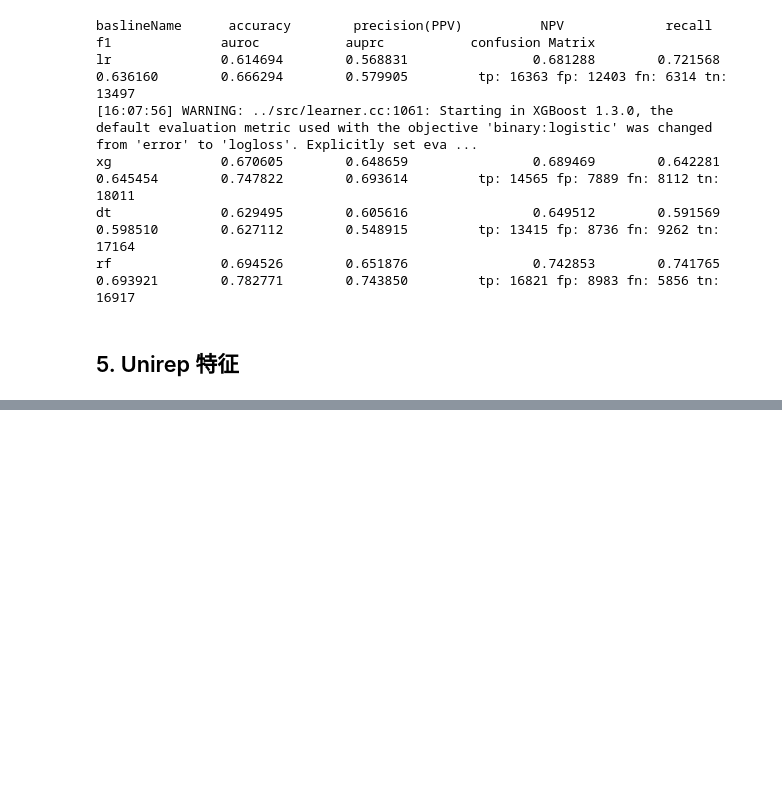
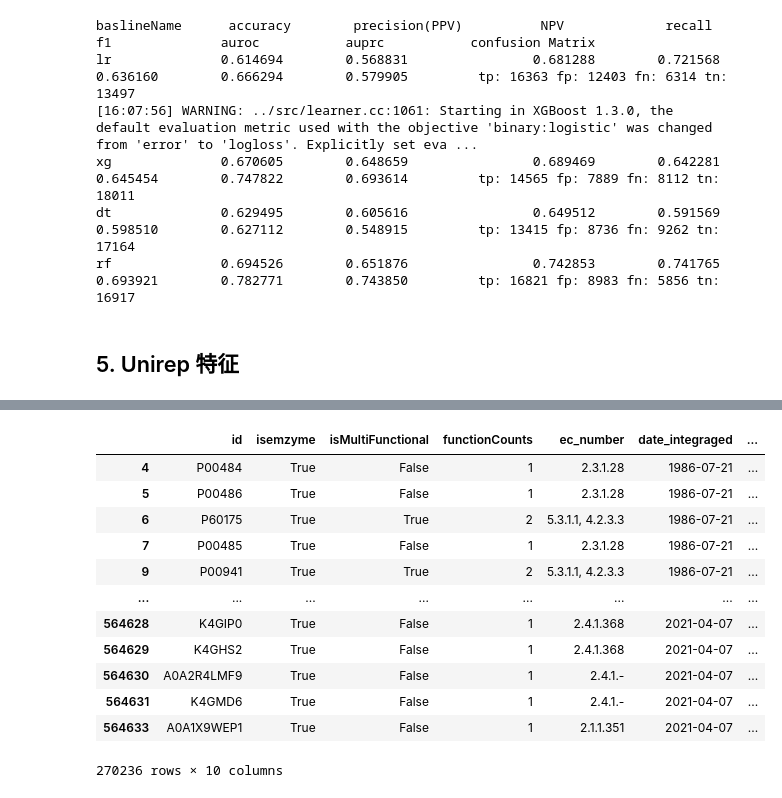
Before and after one commit to kingstdio/BioUniprot, a Jupyter notebook: tasks/task1/task1_isEnzyme.ipynb, the cells around one changed output, grey strips where cells are left out. Cells and saved outputs as stored; diff of their text form; code cells hidden in the pictures; blank space fills up the shorter version.

```diff
--- a/tasks/task1/task1_isEnzyme.ipynb
+++ b/tasks/task1/task1_isEnzyme.ipynb
@@ -395,0 +421,16 @@ array([[14.,  4., 16., ..., nan, nan, nan],
+# %%
+sprot[sprot.isemzyme]
+# %% [output]
+|  | id | isemzyme | isMultiFunctional | functionCounts | ec_number | date_integraged | ... |
+| 4 | P00484 | True | False | 1 | 2.3.1.28 | 1986-07-21 | ... |
+| 5 | P00486 | True | False | 1 | 2.3.1.28 | 1986-07-21 | ... |
+| 6 | P60175 | True | True | 2 | 5.3.1.1, 4.2.3.3 | 1986-07-21 | ... |
+| 7 | P00485 | True | False | 1 | 2.3.1.28 | 1986-07-21 | ... |
+| 9 | P00941 | True | True | 2 | 5.3.1.1, 4.2.3.3 | 1986-07-21 | ... |
+| ... | ... | ... | ... | ... | ... | ... | ... |
+| 564628 | K4GIP0 | True | False | 1 | 2.4.1.368 | 2021-04-07 | ... |
+| 564629 | K4GHS2 | True | False | 1 | 2.4.1.368 | 2021-04-07 | ... |
+| 564630 | A0A2R4LMF9 | True | False | 1 | 2.4.1.- | 2021-04-07 | ... |
+| 564631 | K4GMD6 | True | False | 1 | 2.4.1.- | 2021-04-07 | ... |
+| 564633 | A0A1X9WEP1 | True | False | 1 | 2.1.1.351 | 2021-04-07 | ... |
+270236 rows × 10 columns
```
Also changed, not shown: parts of 15 cells of this notebook, 7 other files.
